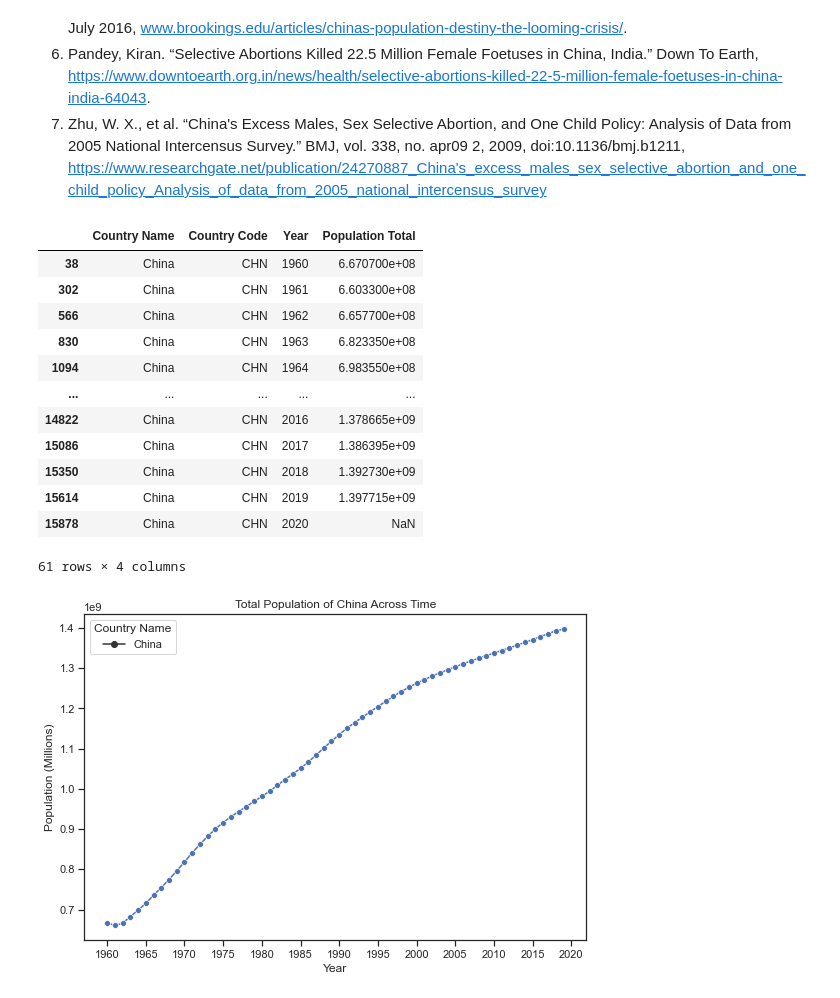
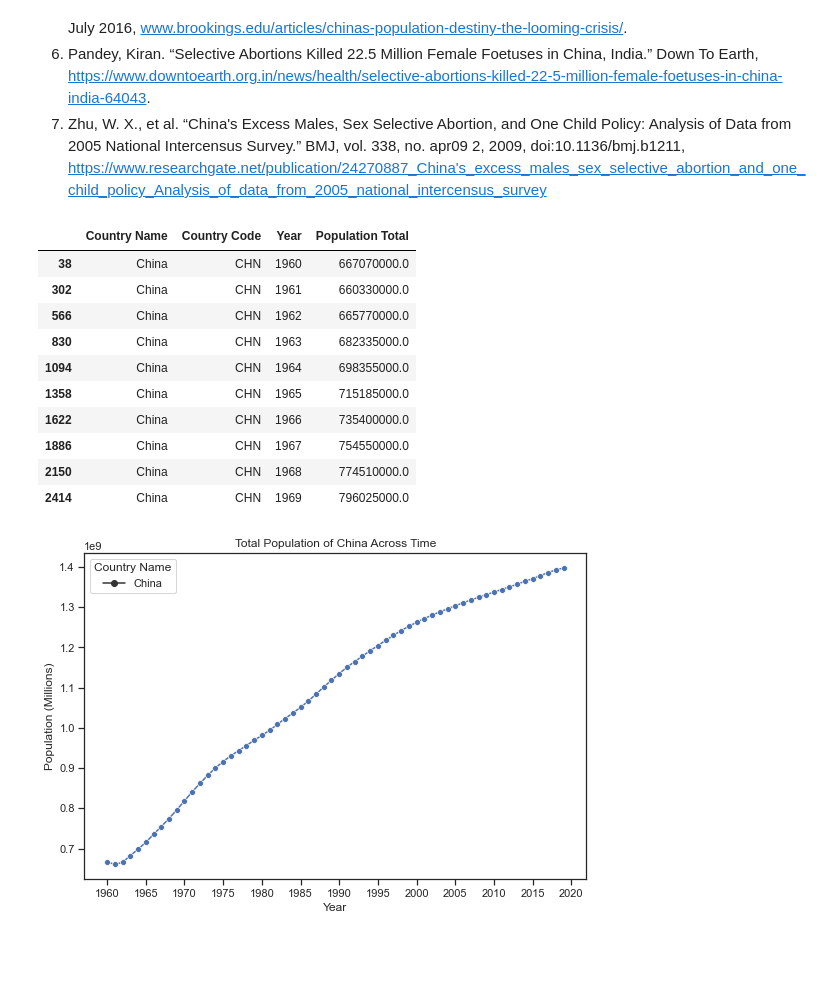
Before and after one commit to annapoliswu/CISC367_Final, a Jupyter notebook: messy-china-population-analysis.ipynb, the cells around one changed output. Drawn from its saved outputs; the diff is of its cells as text; code cells hidden in the pictures; blank space fills up the shorter version.

```diff
--- a/messy-china-population-analysis.ipynb
+++ b/messy-china-population-analysis.ipynb
@@ -74,26 +76,24 @@ sns.set_style("ticks")
 # %%
 popTotal = pd.read_csv('data/PopulationTotal_All.csv',sep='\t',skiprows=4)
-popTotal = popTotal.drop(columns=["Indicator Name", "Indicator Code"])
-popTotal = pd.melt(popTotal, id_vars=["Country Name", "Country Code"], var_name='Year', value_name="Population Total")
-popTotal["Year"] = popTotal["Year"].astype(int)
+popTotal = popTotal.drop(columns=["Indicator Name", "Indicator Code"]).copy()
+popTotal = pd.melt(popTotal, id_vars=["Country Name", "Country Code"], var_name='Year', value_name="Population Total").copy()
+popTotal["Year"] = popTotal["Year"].astype(int).copy()
 popTotal[popTotal["Population Total"].isna()]
 
 chinaTotal = popTotal[popTotal["Country Name"] == "China"].sort_values("Year")
-chinaTotal
+chinaTotal.head(10)
 # %% [output]
 |  | Country Name | Country Code | Year | Population Total |
-| 38 | China | CHN | 1960 | 6.670700e+08 |
-| 302 | China | CHN | 1961 | 6.603300e+08 |
-| 566 | China | CHN | 1962 | 6.657700e+08 |
-| 830 | China | CHN | 1963 | 6.823350e+08 |
-| 1094 | China | CHN | 1964 | 6.983550e+08 |
-| ... | ... | ... | ... | ... |
-| 14822 | China | CHN | 2016 | 1.378665e+09 |
-| 15086 | China | CHN | 2017 | 1.386395e+09 |
-| 15350 | China | CHN | 2018 | 1.392730e+09 |
-| 15614 | China | CHN | 2019 | 1.397715e+09 |
-| 15878 | China | CHN | 2020 | NaN |
+| 38 | China | CHN | 1960 | 667070000.0 |
+| 302 | China | CHN | 1961 | 660330000.0 |
+| 566 | China | CHN | 1962 | 665770000.0 |
+| 830 | China | CHN | 1963 | 682335000.0 |
+| 1094 | China | CHN | 1964 | 698355000.0 |
+| 1358 | China | CHN | 1965 | 715185000.0 |
+| 1622 | China | CHN | 1966 | 735400000.0 |
+| 1886 | China | CHN | 1967 | 754550000.0 |
+| 2150 | China | CHN | 1968 | 774510000.0 |
+| 2414 | China | CHN | 1969 | 796025000.0 |
-61 rows × 4 columns
 # %%
 fig, ax = plt.subplots()
 chinaTotalPlot = sns.lineplot(x = 'Year',
```
Also changed, not shown: parts of 23 cells of this notebook, 2 other files.
